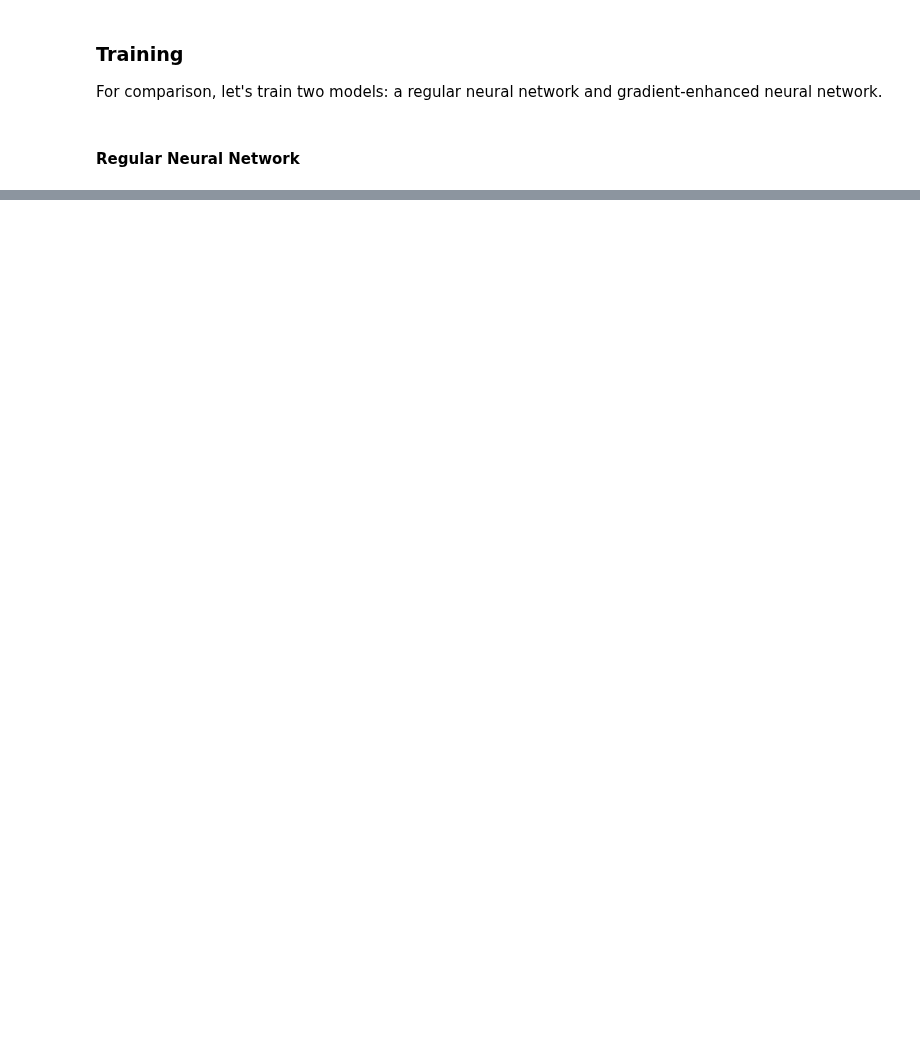
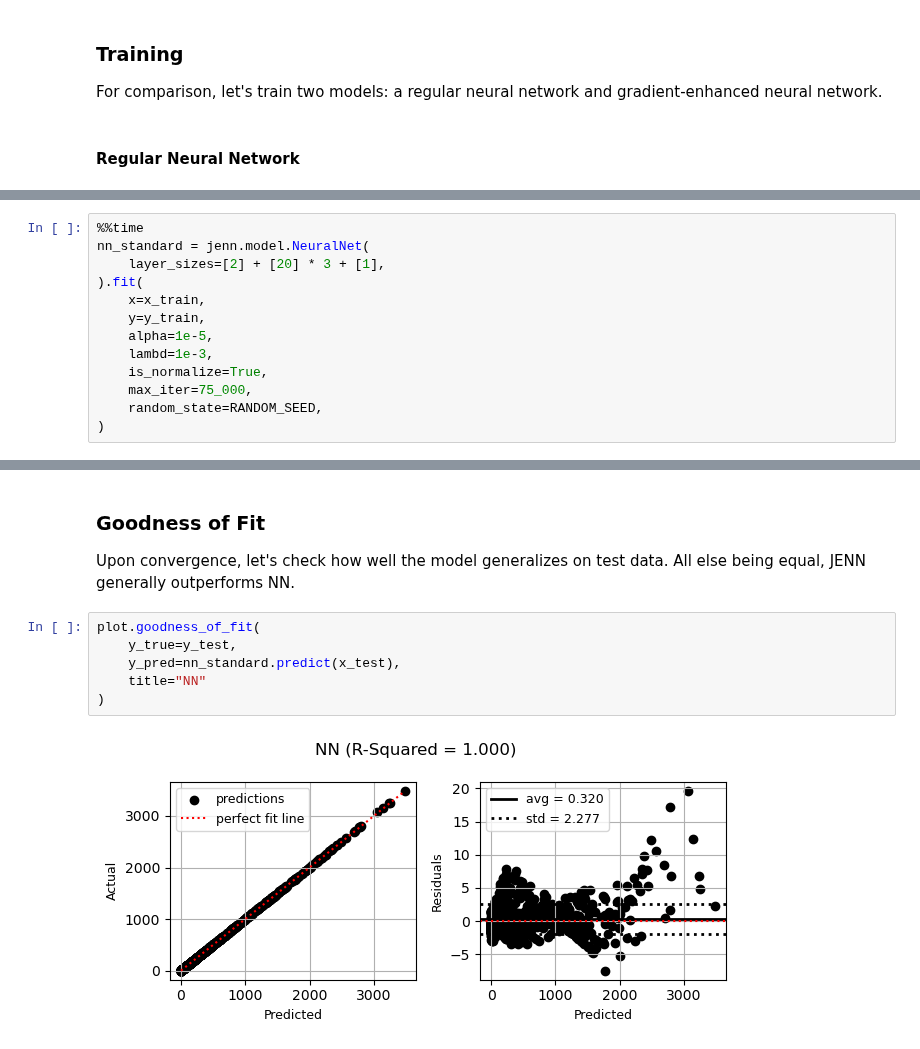
Before and after one commit to shb84/JENN, a Jupyter notebook: docs/examples/demo_4_rosenbrock.ipynb, the cells around one changed output, grey strips where cells are left out. Saved outputs shown, nothing was run; the diff lists cells and outputs as text; blank space fills up the shorter version.

```diff
--- a/docs/examples/demo_4_rosenbrock.ipynb
+++ b/docs/examples/demo_4_rosenbrock.ipynb
@@ -314,0 +183,13 @@ plot_contours(
+# %%
+%%time
+nn_standard = jenn.model.NeuralNet(
+    layer_sizes=[2] + [20] * 3 + [1],
+).fit(
+    x=x_train,
+    y=y_train,
+    alpha=1e-5,
+    lambd=1e-3,
+    is_normalize=True,
+    max_iter=75_000,
+    random_state=RANDOM_SEED,
+)
@@ -314,0 +243,12 @@ plot_contours(
+# %% [markdown]
+### Goodness of Fit
+
+Upon convergence, let's check how well the model generalizes on test data. All else being equal, JENN generally outperforms NN.
+# %%
+plot.goodness_of_fit(
+    y_true=y_test,
+    y_pred=nn_standard.predict(x_test),
+    title="NN"
+)
+# %% [output]
+[figure, added]
```
Also changed, not shown: parts of 43 cells of this notebook, 6 other files.
